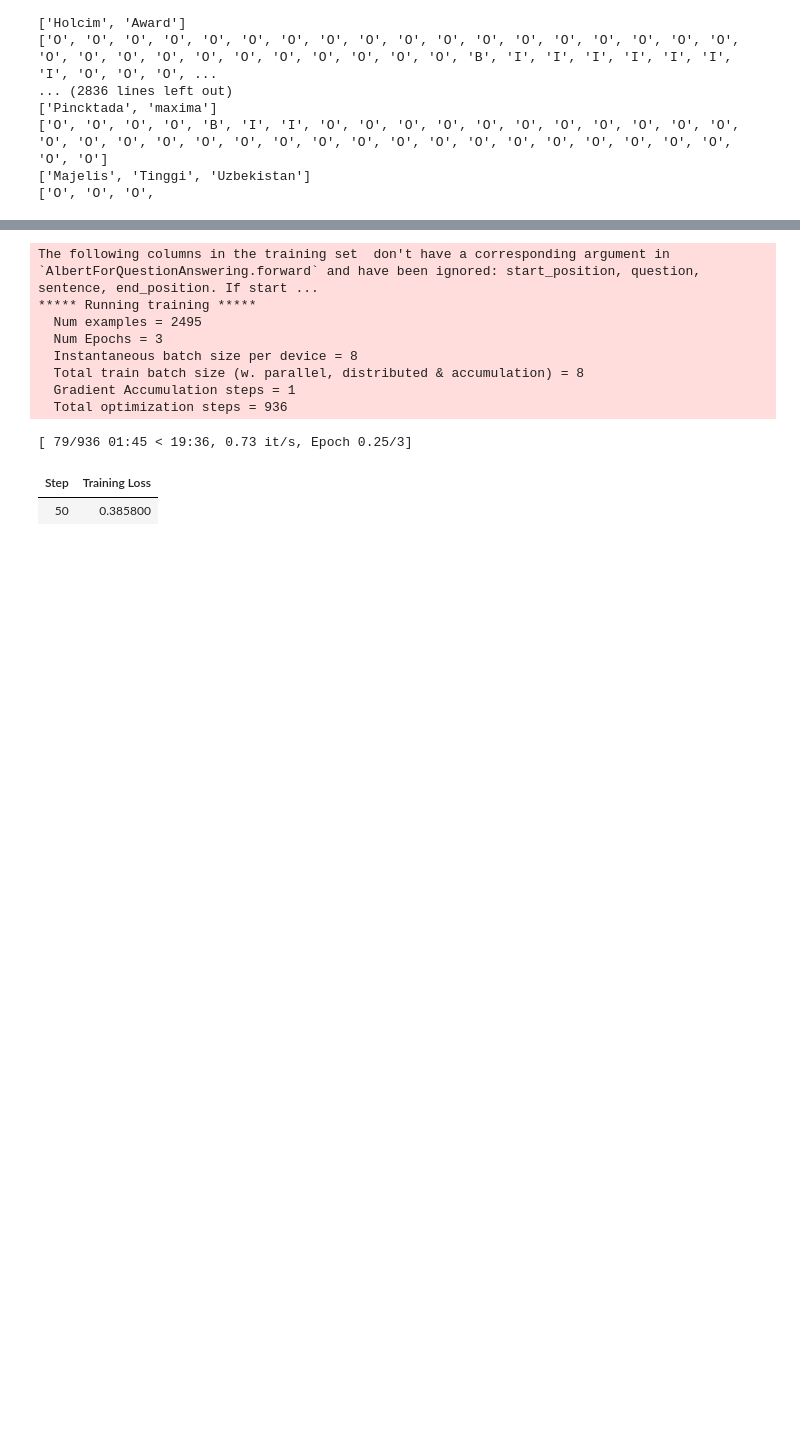
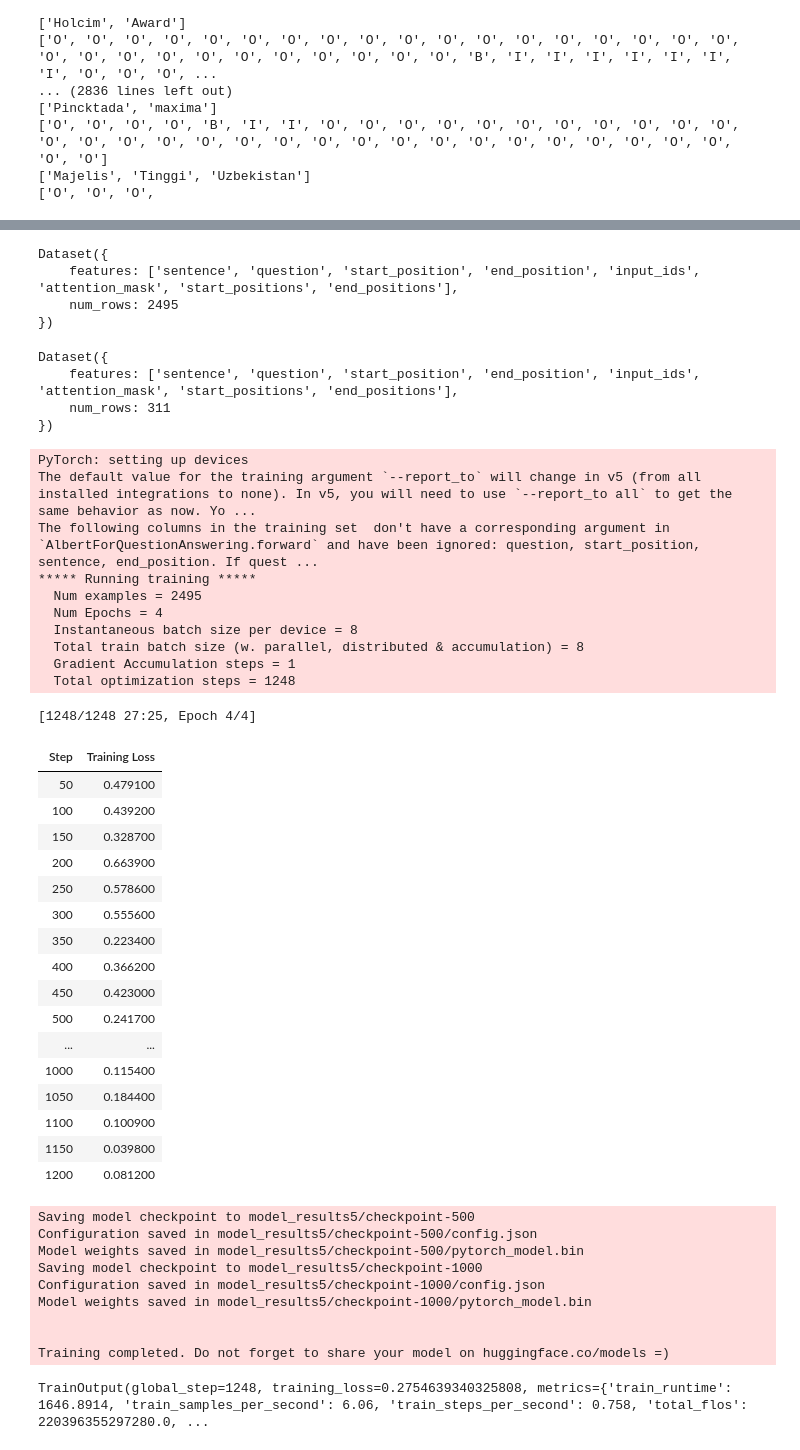
Before and after one commit to Xwyzworms/GemastikDataMining-Solution, a Jupyter notebook: ApaItuQA.ipynb, the cells around one changed output, grey strips where cells are left out. Cells and saved outputs as stored; diff of their text form; code cells hidden in the pictures; blank space fills up the shorter version.

```diff
--- a/ApaItuQA.ipynb
+++ b/ApaItuQA.ipynb
@@ -318,21 +336,23 @@ def process_train_read(train_ready):
 
 	cls_index = input_ids.index(tokenizer.cls_token_id) ## CConst for CLS token Unknown word
 
-	if train_ready["sentence"]:
+	if train_ready["sentence"] == None:
 		start_position =cls_index
 		end_position = cls_index
 	else:
-		answer = train_ready["sentence"][train_ready["start"]:train_ready["end"]]
-		start_position = train_ready["start"]
-		end_position = train_ready["end"]
+		answer = train_ready["sentence"][train_ready["start_position"]:train_ready["end_position"]]
+		start_position = train_ready["start_position"]
+		end_position = train_ready["end_position"]
 
 		start_token = tokenized_data.char_to_token(start_position)
 		end_token = tokenized_data.char_to_token(end_position)
 
 		if start_token is None:
-			start_token = tokenizer.max_length
+			start_token = tokenizer.model_max_length
 		if end_token is None:
-			end_token = tokenizer.max_length; start_position = start_token;end_position = end_token
+			end_token = tokenizer.model_max_length;
+			start_position = start_token;
+			end_position = end_token
 	return {
 		"input_ids" : tokenized_data["input_ids"],
 		"attention_mask" : tokenized_data["attention_mask"],
@@ -344,7 +371,21 @@ processed_eval_data = df_valid_dict.map(process_train_read)
+# %%
+processed_data
+# %% [output]
+Dataset({
+    features: ['sentence', 'question', 'start_position', 'end_position', 'input_ids', 'attention_mask', 'start_positions', 'end_positions'],
+    num_rows: 2495
+})
 # %%
 thecols = ["input_ids", "attention_mask","start_positions","end_positions"]
 processed_data.set_format(type="pt", columns=thecols)
 processed_eval_data.set_format(type="pt", columns=thecols)
+# %%
+processed_eval_data
+# %% [output]
+Dataset({
+    features: ['sentence', 'question', 'start_position', 'end_position', 'input_ids', 'attention_mask', 'start_positions', 'end_positions'],
+    num_rows: 311
+})
 # %%
 from sklearn.metrics import f1_score
 
@@ -362,38 +402,65 @@ def compute_f1_metrics(pred):
         'f1_end': f1_end,
     }
 # %%
+logs = "/content/gdrive/QAGemastik"
 from transformers import Trainer, TrainingArguments
-# EZPZ Gemastik Kalau udah paham Cuy
 training_args = TrainingArguments(
     output_dir='model_results5',          # output directory
     overwrite_output_dir=True,
-    num_train_epochs=3,              # total number of training epochs
+    num_train_epochs=4,              # total number of training epochs
     per_device_train_batch_size=8,  # batch size per device during training
-    per_device_eval_batch_size=8,   # batch size for evaluation
+    per_device_eval_batch_size=8,   # batch size f or evaluation
     warmup_steps=20,                # number of warmup steps for learning rate scheduler
     weight_decay=0.01,               # strength of weight decay
     logging_dir=None,            # directory for storing logs
     logging_steps=50
 )
 
 trainer = Trainer(
     model=model,
     args=training_args, # training arguments, defined above
     train_dataset=processed_data, # training dataset
     eval_dataset=processed_eval_data, # evaluation dataset
     compute_metrics=compute_f1_metrics
 )
 
 trainer.train()
 # %% [output]
-The following columns in the training set  don't have a corresponding argument in `AlbertForQuestionAnswering.forward` and have been ignored: start_position, question, sentence, end_position. If start ...
+PyTorch: setting up devices
+The default value for the training argument `--report_to` will change in v5 (from all installed integrations to none). In v5, you will need to use `--report_to all` to get the same behavior as now. Yo ...
+The following columns in the training set  don't have a corresponding argument in `AlbertForQuestionAnswering.forward` and have been ignored: question, start_position, sentence, end_position. If quest ...
 ***** Running training *****
   Num examples = 2495
-  Num Epochs = 3
+  Num Epochs = 4
   Instantaneous batch size per device = 8
   Total train batch size (w. parallel, distributed & accumulation) = 8
   Gradient Accumulation steps = 1
-  Total optimization steps = 936
+  Total optimization steps = 1248
-[ 79/936 01:45 < 19:36, 0.73 it/s, Epoch 0.25/3]
+[1248/1248 27:25, Epoch 4/4]
 | Step | Training Loss |
-| 50 | 0.385800 |
+| 50 | 0.479100 |
+| 100 | 0.439200 |
+| 150 | 0.328700 |
+| 200 | 0.663900 |
+| 250 | 0.578600 |
+| 300 | 0.555600 |
+| 350 | 0.223400 |
+| 400 | 0.366200 |
+| 450 | 0.423000 |
+| 500 | 0.241700 |
+| ... | ... |
+| 1000 | 0.115400 |
+| 1050 | 0.184400 |
+| 1100 | 0.100900 |
+| 1150 | 0.039800 |
+| 1200 | 0.081200 |
+Saving model checkpoint to model_results5/checkpoint-500
+Configuration saved in model_results5/checkpoint-500/config.json
+Model weights saved in model_results5/checkpoint-500/pytorch_model.bin
+Saving model checkpoint to model_results5/checkpoint-1000
+Configuration saved in model_results5/checkpoint-1000/config.json
+Model weights saved in model_results5/checkpoint-1000/pytorch_model.bin
+
+
+Training completed. Do not forget to share your model on huggingface.co/models =)
+TrainOutput(global_step=1248, training_loss=0.2754639340325808, metrics={'train_runtime': 1646.8914, 'train_samples_per_second': 6.06, 'train_steps_per_second': 0.758, 'total_flos': 220396355297280.0, ...
```
Also changed, not shown: parts of 8 cells of this notebook.
